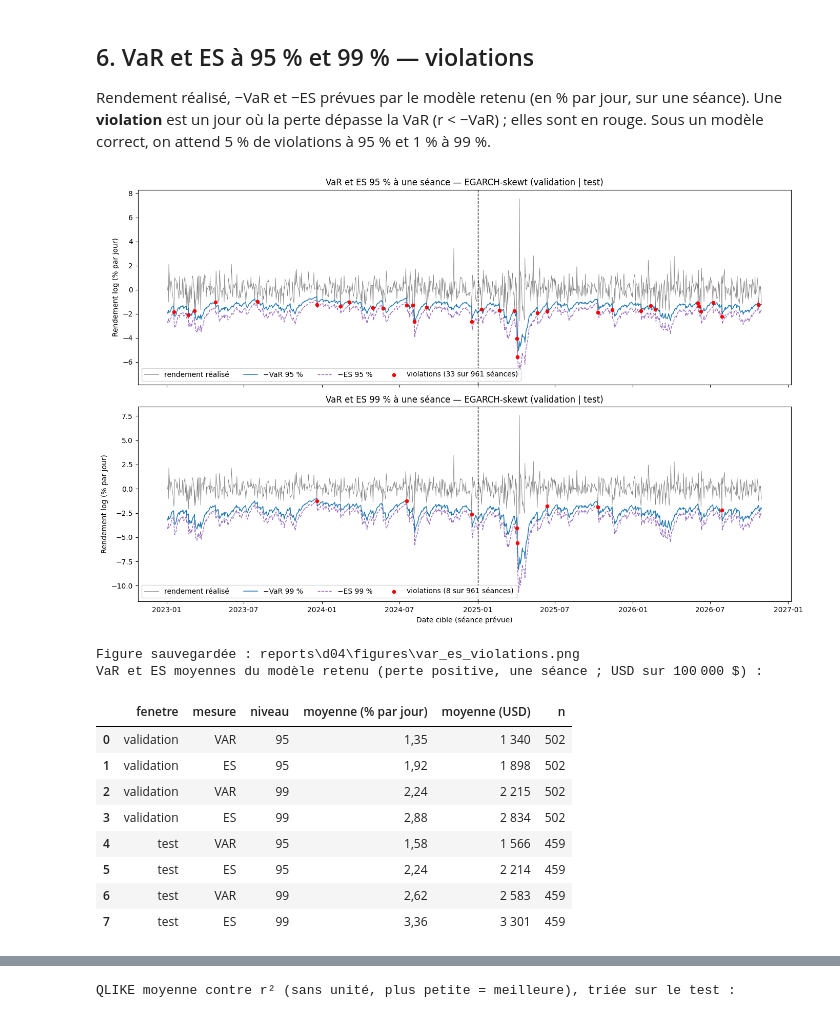
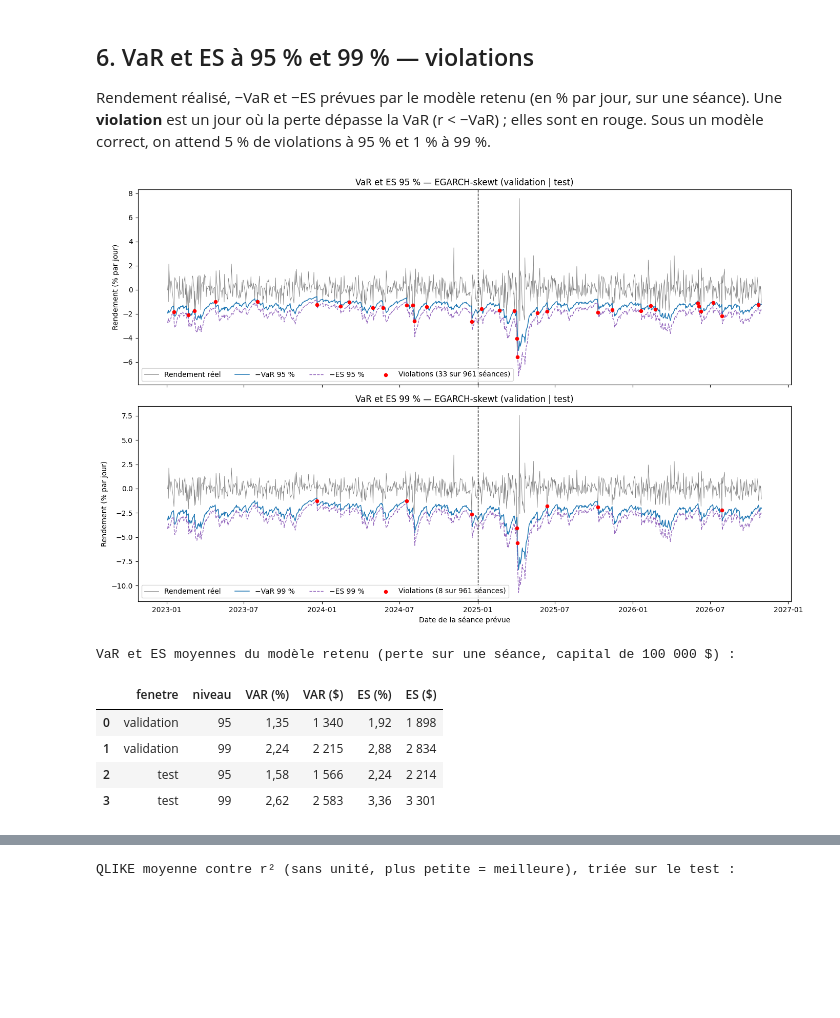
Before and after one commit to Zakaria12e/dia-quant-lab, a Jupyter notebook: notebooks/04_risque.ipynb, the cells around one changed output, grey strips where cells are left out. Cells and saved outputs as stored; diff of their text form; code cells hidden in the pictures; blank space fills up the shorter version.

```diff
--- a/notebooks/04_risque.ipynb
+++ b/notebooks/04_risque.ipynb
@@ -282,22 +254,20 @@ idx_vt = fen_idx['validation'].append(fen_idx['test'])
 debut_test = fen_idx['test'][0]
 
 fig, ax = plt.subplots(figsize=(14, 5.5))
-ax.plot(idx_vt, r.reindex(idx_vt).abs(), color='lightgrey', lw=0.8, label='|r| réalisé')
-ax.plot(idx_vt, sigma_park.reindex(idx_vt), color='#2ca02c', lw=0.8, alpha=0.8,
-        label='σ de Parkinson réalisée')
+ax.plot(idx_vt, r.reindex(idx_vt).abs(), color='lightgrey', lw=0.8,
+        label='Mouvement réel |r|')
 ax.plot(idx_vt, m_ref['serie']['sigma_pct'].reindex(idx_vt), color='#ff7f0e', lw=1.2,
-        label='σ prévue — ' + NOM_REF + ' (référence)')
+        label='Risque prévu — ' + NOM_REF + ' (référence du cahier)')
 ax.plot(idx_vt, m_ret['serie']['sigma_pct'].reindex(idx_vt), color='#1f77b4', lw=1.4,
-        label='σ prévue — ' + NOM_RETENU + ' (retenu)')
+        label='Risque prévu — ' + NOM_RETENU + ' (modèle retenu)')
 ax.axvline(debut_test, color='black', ls='--', lw=1)
 ax.text(fen_idx['validation'][5], 0.97, 'validation', transform=ax.get_xaxis_transform(), va='top')
 ax.text(debut_test, 0.97, '  test', transform=ax.get_xaxis_transform(), va='top')
-ax.set_xlabel('Date cible (séance prévue)')
+ax.set_xlabel('Date de la séance prévue')
 ax.set_ylabel('Volatilité journalière (% par jour)')
-ax.set_title('DIA — volatilité prévue à un pas (paramètres gelés) contre volatilité réalisée')
+ax.set_title('DIA — risque prévu la veille contre mouvement réel')
 ax.legend(loc='upper right')
 plt.tight_layout()
 fig.savefig(REP_FIG / 'volatilite_prevue.png', dpi=120, bbox_inches='tight')
 plt.show()
-print('Figure sauvegardée :', (REP_FIG / 'volatilite_prevue.png').relative_to(root))
 # %% [output]
@@ -310,39 +279,37 @@ Rendement réalisé, −VaR et −ES prévues par le modèle retenu (en % par jo
 # %%
 s_vt = m_ret['serie'].reindex(idx_vt)
 r_vt = r.reindex(idx_vt)
 
 fig, axes = plt.subplots(2, 1, figsize=(14, 9), sharex=True)
 for ax, niv in zip(axes, (95, 99)):
     viol = (r_vt < -s_vt[f'var{niv}_pct']).to_numpy()
-    ax.plot(idx_vt, r_vt, color='grey', lw=0.6, label='rendement réalisé')
+    ax.plot(idx_vt, r_vt, color='grey', lw=0.6, label='Rendement réel')
     ax.plot(idx_vt, -s_vt[f'var{niv}_pct'], color='#1f77b4', lw=1.1, label=f'−VaR {niv} %')
     ax.plot(idx_vt, -s_vt[f'es{niv}_pct'], color='#9467bd', lw=1.0, ls='--', label=f'−ES {niv} %')
     ax.scatter(idx_vt[viol], r_vt[viol], color='red', s=20, zorder=3,
-               label=f'violations ({int(viol.sum())} sur {len(idx_vt)} séances)')
+               label=f'Violations ({int(viol.sum())} sur {len(idx_vt)} séances)')
     ax.axvline(debut_test, color='black', ls='--', lw=1)
-    ax.set_ylabel('Rendement log (% par jour)')
-    ax.set_title(f'VaR et ES {niv} % à une séance — ' + NOM_RETENU + ' (validation | test)')
+    ax.set_ylabel('Rendement (% par jour)')
+    ax.set_title(f'VaR et ES {niv} % — ' + NOM_RETENU + ' (validation | test)')
     ax.legend(loc='lower left', ncol=4)
-axes[-1].set_xlabel('Date cible (séance prévue)')
+axes[-1].set_xlabel('Date de la séance prévue')
 plt.tight_layout()
 fig.savefig(REP_FIG / 'var_es_violations.png', dpi=120, bbox_inches='tight')
 plt.show()
-print('Figure sauvegardée :', (REP_FIG / 'var_es_violations.png').relative_to(root))
 
-print('VaR et ES moyennes du modèle retenu (perte positive, une séance ; USD sur', formater_nombre(CAPITAL, 'capital'), '$) :')
-display(formater_tableau(resume_var_moyenne(m_ret['serie'], fen_idx)
-        .rename(columns={'moyenne_pct': 'moyenne (% par jour)', 'moyenne_usd': 'moyenne (USD)'})))
+print('VaR et ES moyennes du modèle retenu (perte sur une séance, capital de 100 000 $) :')
+t = resume_var_moyenne(m_ret['serie'], fen_idx)
+p = t.pivot_table(index=['fenetre', 'niveau'], columns='mesure',
+                  values=['moyenne_pct', 'moyenne_usd'], sort=False)
+p.columns = [m + (' (%)' if v == 'moyenne_pct' else ' ($)') for v, m in p.columns]
+p = p.reset_index()[['fenetre', 'niveau', 'VAR (%)', 'VAR ($)', 'ES (%)', 'ES ($)']]
+display(formater_tableau(p))
 # %% [output]
-[figure, old version]
+[figure, new version]
-Figure sauvegardée : reports\d04\figures\var_es_violations.png
-VaR et ES moyennes du modèle retenu (perte positive, une séance ; USD sur 100 000 $) :
+VaR et ES moyennes du modèle retenu (perte sur une séance, capital de 100 000 $) :
-|  | fenetre | mesure | niveau | moyenne (% par jour) | moyenne (USD) | n |
-| 0 | validation | VAR | 95 | 1,35 | 1 340 | 502 |
-| 1 | validation | ES | 95 | 1,92 | 1 898 | 502 |
-| 2 | validation | VAR | 99 | 2,24 | 2 215 | 502 |
-| 3 | validation | ES | 99 | 2,88 | 2 834 | 502 |
-| 4 | test | VAR | 95 | 1,58 | 1 566 | 459 |
-| 5 | test | ES | 95 | 2,24 | 2 214 | 459 |
-| 6 | test | VAR | 99 | 2,62 | 2 583 | 459 |
-| 7 | test | ES | 99 | 3,36 | 3 301 | 459 |
+|  | fenetre | niveau | VAR (%) | VAR ($) | ES (%) | ES ($) |
+| 0 | validation | 95 | 1,35 | 1 340 | 1,92 | 1 898 |
+| 1 | validation | 99 | 2,24 | 2 215 | 2,88 | 2 834 |
+| 2 | test | 95 | 1,58 | 1 566 | 2,24 | 2 214 |
+| 3 | test | 99 | 2,62 | 2 583 | 3,36 | 3 301 |
 # %% [markdown]
```
Also changed, not shown: parts of 17 cells of this notebook, 6 other files.
